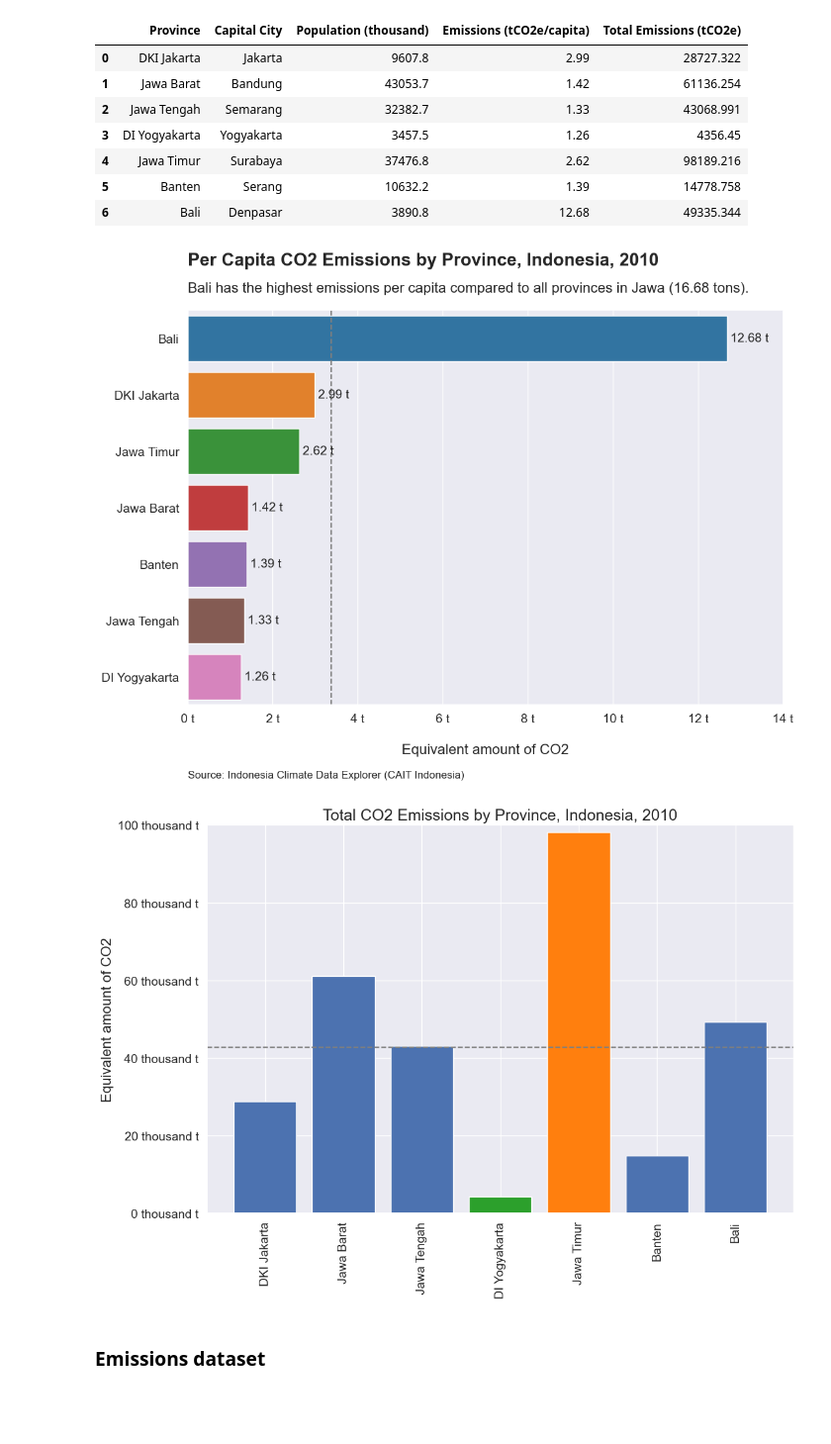
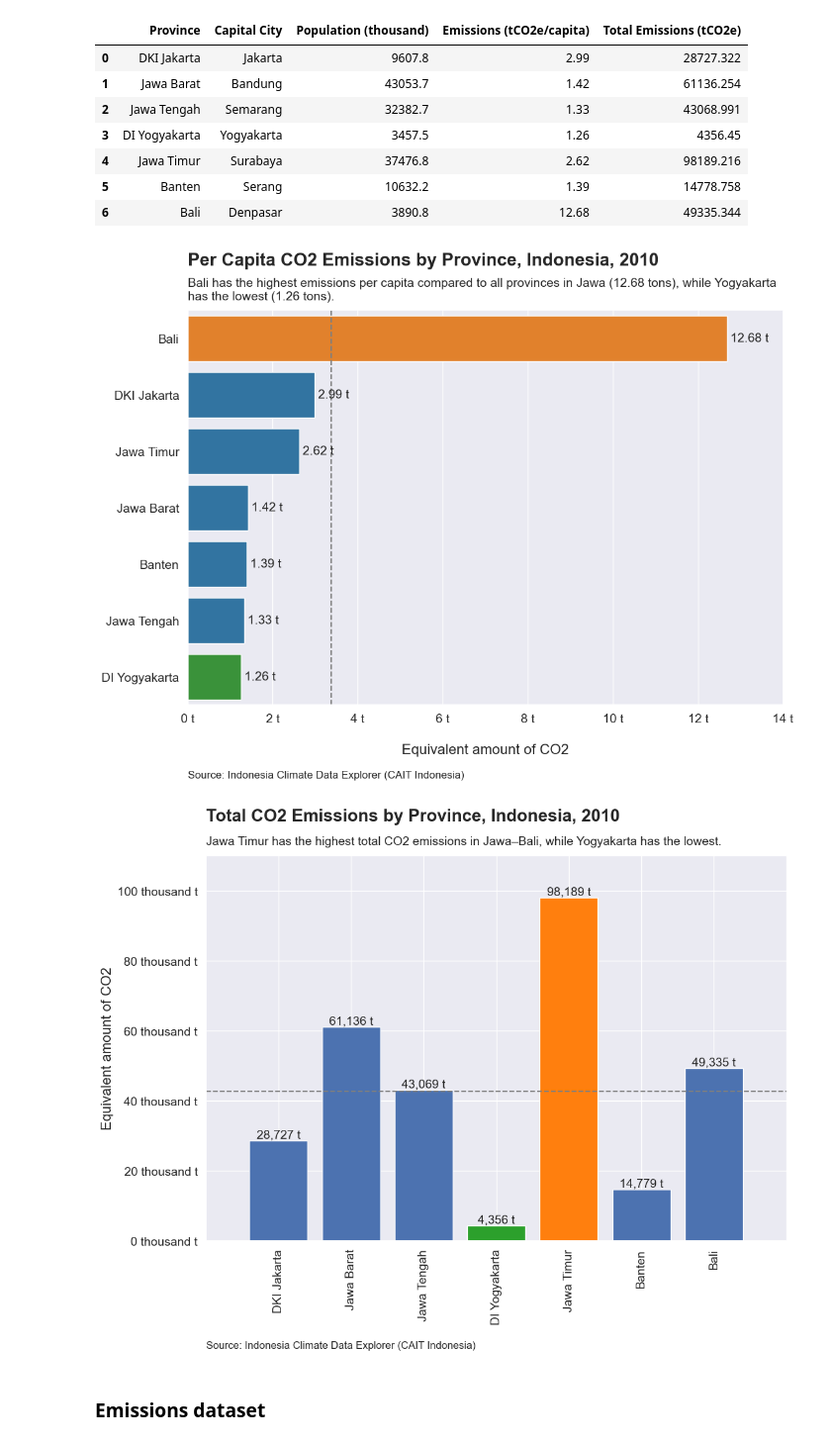
Before and after one commit to sabirinID/Nafas-Air-Quality, a Jupyter notebook: Docs/1-Exploratory-Data-Analysis.ipynb, the cells around one changed output. Shown: that part at 99% size. Drawn from its saved outputs; the diff is of its cells as text; code cells hidden in the pictures; blank space fills up the shorter version.

```diff
--- a/Docs/1-Exploratory-Data-Analysis.ipynb
+++ b/Docs/1-Exploratory-Data-Analysis.ipynb
@@ -365,8 +459,18 @@ avg_tCO2e = jawa_bali_df['Emissions (tCO2e/capita)'].mean()
 # Create a figure and axis objects
 fig, ax = plt.subplots(figsize=(12, 8))
 
+# Add custom colors for highlight
+colors = []
+for i in range(len(jawa_bali_df)):
+    if i == 0:
+        colors.append('tab:orange')
+    elif i == len(jawa_bali_df) - 1:
+        colors.append('tab:green')
+    else:
+        colors.append('tab:blue')
+
 # Horizontal bar plot
-sns.barplot(x='Emissions (tCO2e/capita)', y='Province', data=jawa_bali_df, order=order, palette='tab10')
+sns.barplot(x='Emissions (tCO2e/capita)', y='Province', data=jawa_bali_df, order=order, palette=colors)
 
 # Add the average line
 ax.axvline(avg_tCO2e, color='tab:gray', linestyle='--', label='Average')
@@ -387,18 +491,16 @@ ax.xaxis.set_major_formatter(ticker.FuncFormatter(format_x_ticks))
 # Title
 plt.title('Per Capita CO2 Emissions by Province, Indonesia, 2010',
           fontsize=20, fontweight='bold', loc='left', pad=50)
-plt.text(x=0, y=-.75,
-         s='Bali has the highest emissions per capita compared to all provinces in Jawa (16.68 tons).\n',
-         fontsize=16, ha='left', va='center')
+plt.text(x=0, y=-.4,
+         s='Bali has the highest emissions per capita compared to all provinces in Jawa (12.68 tons), while Yogyakarta\nhas the lowest (1.26 tons).\n',
+         fontsize=14, ha='left', va='bottom')
 plt.text(x=0, y=7.75,
          s='Source: Indonesia Climate Data Explorer (CAIT Indonesia)',
          fontsize=12, ha='left', va='center')
 
-
-'Climate Data Explorer'
 plt.show()
 # %% [output]
-[figure, old version]
+[figure, new version]
 # %%
 # Find the highest and lowest total emissions
 max_emissions = jawa_bali_df['Total Emissions (tCO2e)'].astype(float).idxmax()
@@ -409,37 +511,44 @@ avg_emissions = jawa_bali_df['Total Emissions (tCO2e)'].mean()
 # %%
 # Create a figure and axis objects
 fig, ax = plt.subplots(figsize=(12, 8))
 
 # Bar plot
 ax.bar(jawa_bali_df['Province'], jawa_bali_df['Total Emissions (tCO2e)'])
 
 # Add highlight for the highest and lowest total emissions
 ax.bar(jawa_bali_df['Province'][max_emissions], jawa_bali_df['Total Emissions (tCO2e)'][max_emissions], color='tab:orange')
 ax.bar(jawa_bali_df['Province'][min_emissions], jawa_bali_df['Total Emissions (tCO2e)'][min_emissions], color='tab:green')
 
 # Add the average line
 ax.axhline(avg_emissions, color='tab:gray', linestyle='--', label='Average')
 
-# Set the chart title and labels
-ax.set_title('Total CO2 Emissions by Province, Indonesia, 2010', fontsize=18)
+# Label
 ax.set_xlabel('')
 ax.set_ylabel('Equivalent amount of CO2', fontsize=16)
-
-# Set the y-axis limits
-ax.set_ylim(0, 100000)
+plt.bar_label(ax.containers[0], fmt='{:,.0f} t', fontsize=14)
+plt.xlim(-1, 7)
+plt.ylim(0, 110000)
+plt.xticks(fontsize=14, rotation=90)
+plt.yticks(fontsize=14)
 
 # Format the y-axis tick labels
 def format_y_ticks(value, _):
     return f'{value/1000:.0f} thousand t' # Ton (t) to kiloton (kt)
 ax.yaxis.set_major_formatter(ticker.FuncFormatter(format_y_ticks))
 
-# Set xtick and ytick
-plt.xticks(fontsize=14, rotation=90)
-plt.yticks(fontsize=14)
+# Title
+plt.title('Total CO2 Emissions by Province, Indonesia, 2010',
+          fontsize=20, fontweight='bold', loc='left', pad=40)
+plt.text(x=-1, y=112500,
+         s='Jawa Timur has the highest total CO2 emissions in Jawa–Bali, while Yogyakarta has the lowest.',
+         fontsize=14, ha='left', va='bottom')
+plt.text(x=-1, y=-30000,
+         s='Source: Indonesia Climate Data Explorer (CAIT Indonesia)',
+         fontsize=12, ha='left', va='center')
 
 plt.show()
 # %% [output]
-[figure, old version]
+[figure, new version]
 # %% [markdown]
 ### Emissions dataset
 # %%
```
Also changed, not shown: parts of 11 cells of this notebook.
